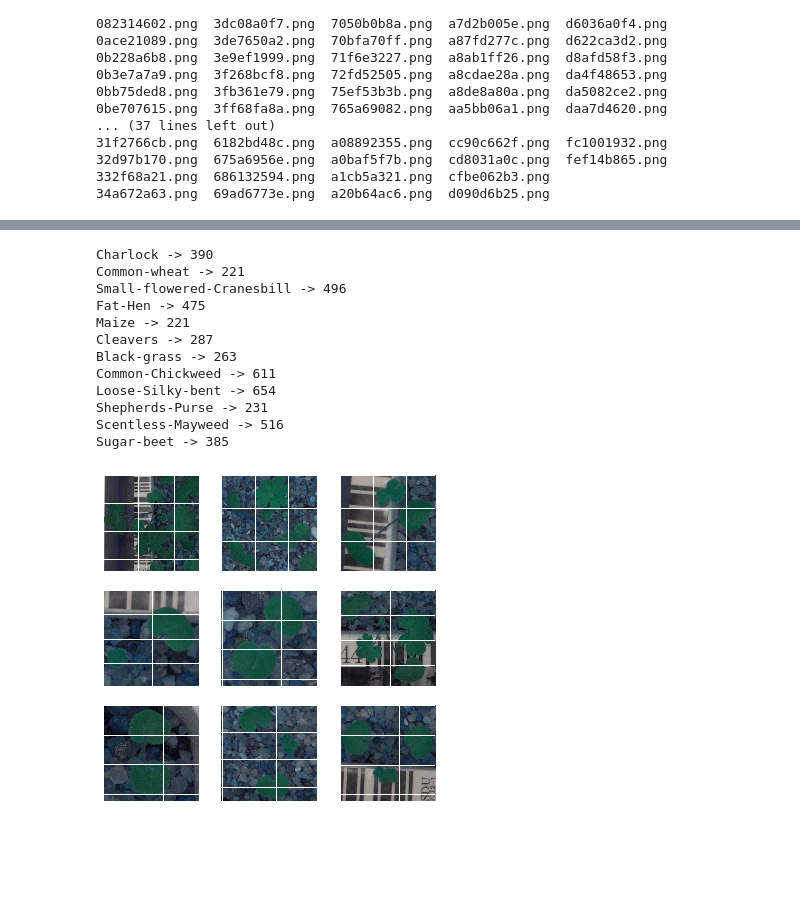
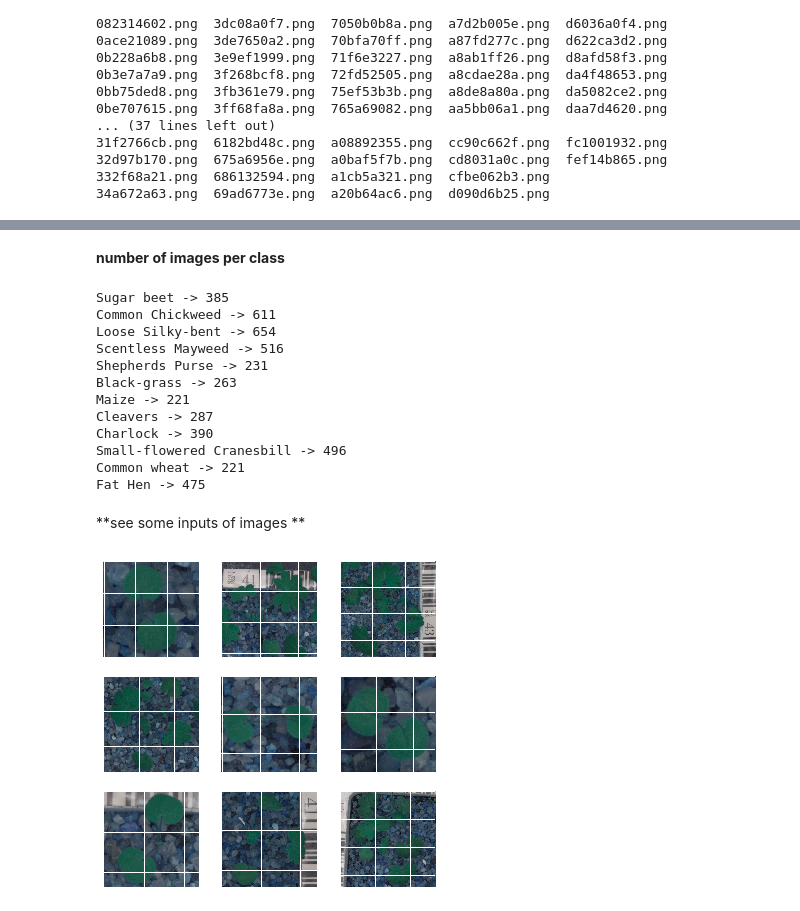
Before and after one commit to Nourahussein/Plant-seedling-classification, a Jupyter notebook: FINAL_seedling.ipynb, the cells around one changed output, grey strips where cells are left out. Saved outputs shown, nothing was run; the diff lists cells and outputs as text; code cells hidden in the pictures; blank space fills up the shorter version.

Commit message:
data exploratory step1

```diff
--- a/FINAL_seedling.ipynb
+++ b/FINAL_seedling.ipynb
@@ -120,0 +105,3 @@ TRAin_DATA_FOLDER= cwd
+# %%
+#save the path into variable to use it easily next times.
+TRAin_DATA_FOLDER= "train"
@@ -127,22 +116,27 @@ for class_folder_name in os.listdir(TRAin_DATA_FOLDER):
     for image_path in glob(os.path.join(class_folder_path, "*.png")):
         image_bgr = cv2.imread(image_path, cv2.IMREAD_COLOR)
         images_per_class[class_label].append(image_bgr)
+# %% [markdown]
+**number of images per class**
 # %%
+#see number of images in each lablel
 for key,value in images_per_class.items():
     print("{0} -> {1}".format(key, len(value)))
 # %% [output]
-Charlock -> 390
-Common-wheat -> 221
-Small-flowered-Cranesbill -> 496
-Fat-Hen -> 475
+Sugar beet -> 385
+Common Chickweed -> 611
+Loose Silky-bent -> 654
+Scentless Mayweed -> 516
+Shepherds Purse -> 231
+Black-grass -> 263
 Maize -> 221
 Cleavers -> 287
-Black-grass -> 263
-Common-Chickweed -> 611
-Loose-Silky-bent -> 654
-Shepherds-Purse -> 231
-Scentless-Mayweed -> 516
-Sugar-beet -> 385
+Charlock -> 390
+Small-flowered Cranesbill -> 496
+Common wheat -> 221
+Fat Hen -> 475
+# %% [markdown]
+**see some inputs of images **
 # %%
 def plot_for_class(label):
     nb_rows = 3
@@ -157,6 +151,6 @@ def plot_for_class(label):
             axs[i, j].imshow(images_per_class[label][n])
             n += 1
 # %%
-plot_for_class("Small-flowered-Cranesbill")
+plot_for_class("Small-flowered Cranesbill")
 # %% [output]
-[figure, old version]
+[figure, new version]
```
Also changed, not shown: parts of 21 cells of this notebook.
